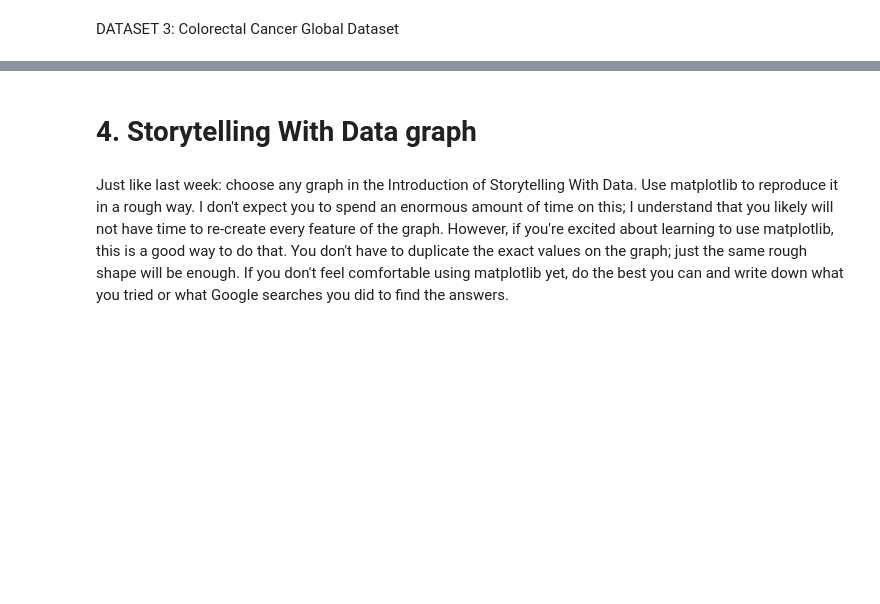
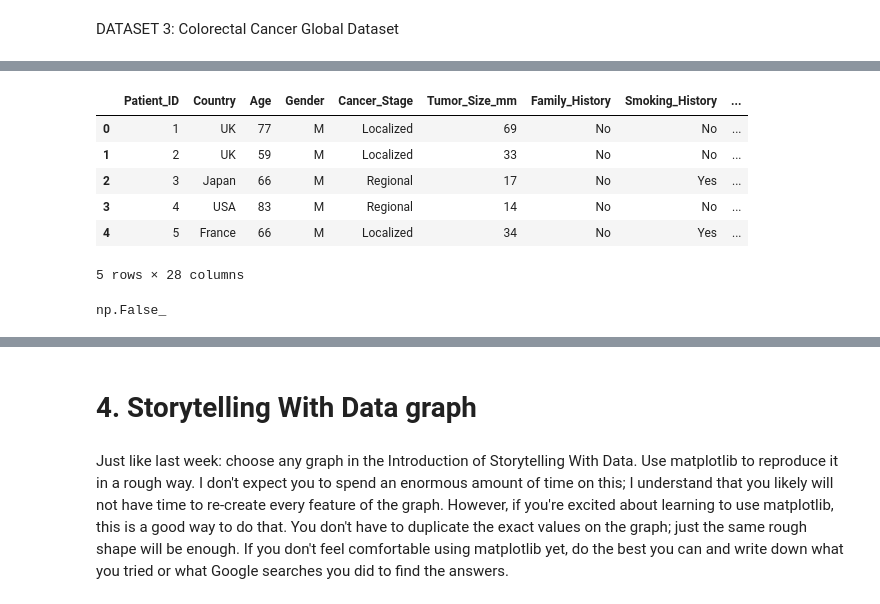
Before and after one commit to rain-dimen/OMDS-ModB2-Milestone3-Dimen-Rain, a Jupyter notebook: OMDS-ModB2-Week2-Dimen-Rain.ipynb, the cells around one changed output, grey strips where cells are left out. Cells and saved outputs as stored; diff of their text form; code cells hidden in the pictures; blank space fills up the shorter version.

```diff
--- a/OMDS-ModB2-Week2-Dimen-Rain.ipynb
+++ b/OMDS-ModB2-Week2-Dimen-Rain.ipynb
@@ -274,0 +538,16 @@ FileNotFoundError: [Errno 2] No such file or directory: 'colorectal_cancer_datas
+# %%
+df_cc.head()
+# %% [output]
+|  | Patient_ID | Country | Age | Gender | Cancer_Stage | Tumor_Size_mm | Family_History | Smoking_History | ... |
+| 0 | 1 | UK | 77 | M | Localized | 69 | No | No | ... |
+| 1 | 2 | UK | 59 | M | Localized | 33 | No | No | ... |
+| 2 | 3 | Japan | 66 | M | Regional | 17 | No | Yes | ... |
+| 3 | 4 | USA | 83 | M | Regional | 14 | No | No | ... |
+| 4 | 5 | France | 66 | M | Localized | 34 | No | Yes | ... |
+5 rows × 28 columns
+# %%
+# there are no duplicate rows
+
+df_cc.duplicated().any()
+# %% [output]
+np.False_
```
Also changed, not shown: parts of 25 cells of this notebook.
